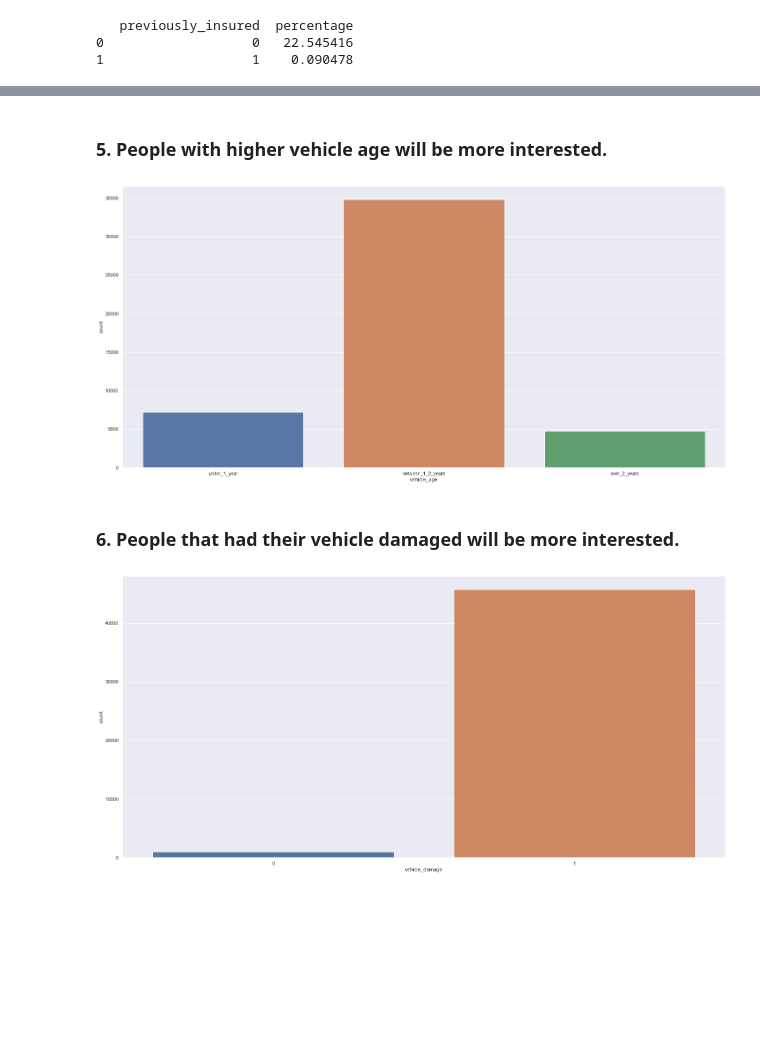
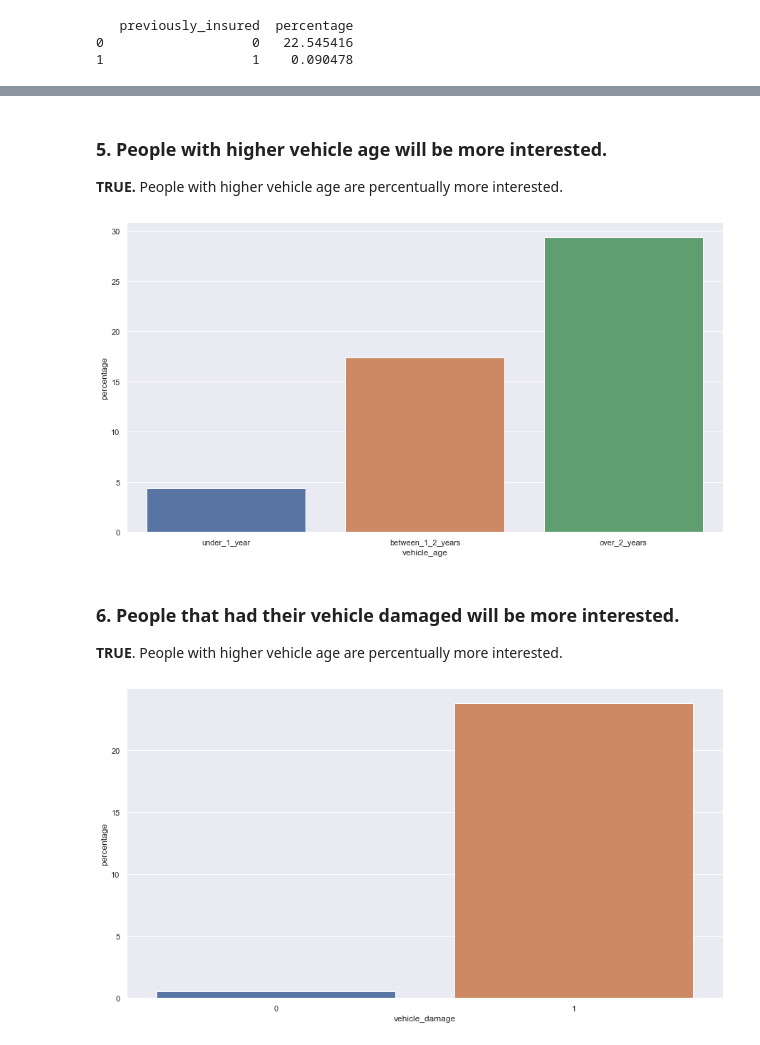
Before and after one commit to gustavo-chagas/health-cross-sell, a Jupyter notebook: p03-health-cross-sell.ipynb, the cells around one changed output, grey strips where cells are left out. Cells and saved outputs as stored; diff of their text form; code cells hidden in the pictures; blank space fills up the shorter version.

```diff
--- a/p03-health-cross-sell.ipynb
+++ b/p03-health-cross-sell.ipynb
@@ -333,15 +389,28 @@ sns.heatmap(h411.corr(method='pearson'),annot=True);
 # %% [markdown]
 ### 5. People with higher vehicle age will be more interested.
+**TRUE.** People with higher vehicle age are percentually more interested.
 # %%
-h5 = aux32
+h5 = df3[['vehicle_age','response']].groupby('vehicle_age').count().reset_index()
+h51 = aux32[['vehicle_age','response']].groupby('vehicle_age').count().reset_index()
+h511 = pd.merge(h5,h51,on='vehicle_age',how='left')
+h511 = h511.fillna(0)
+h511['percentage'] = (h511['response_y']/h511['response_x']) *100
+
 order = ['under_1_year','between_1_2_years','over_2_years']
-sns.countplot(h5['vehicle_age'],order=order);
+sns.barplot(x='vehicle_age',y='percentage',data=h511, order=order);
 # %% [output]
-[figure, old version]
+[figure, new version]
 # %% [markdown]
 ### 6. People that had their vehicle damaged will be more interested.
+**TRUE**. People with higher vehicle age are percentually more interested.
 # %%
-h6 = aux32
-sns.countplot(h6['vehicle_damage']);
+h6 = df3[['vehicle_damage','response']].groupby('vehicle_damage').count().reset_index()
+h61 = aux32[['vehicle_damage','response']].groupby('vehicle_damage').count().reset_index()
+h611 = pd.merge(h6,h61,on='vehicle_damage',how='left')
+h611 = h611.fillna(0)
+h611['percentage'] = (h611['response_y']/h611['response_x']) *100
+
+
+sns.barplot(x='vehicle_damage',y='percentage',data=h611);
 # %% [output]
-[figure, old version]
+[figure, new version]
```
Also changed, not shown: parts of 23 cells of this notebook.
